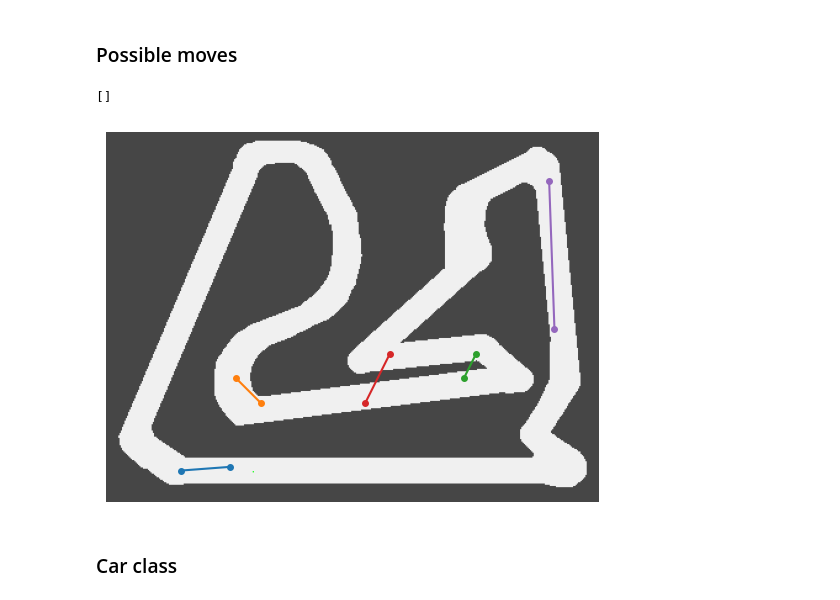
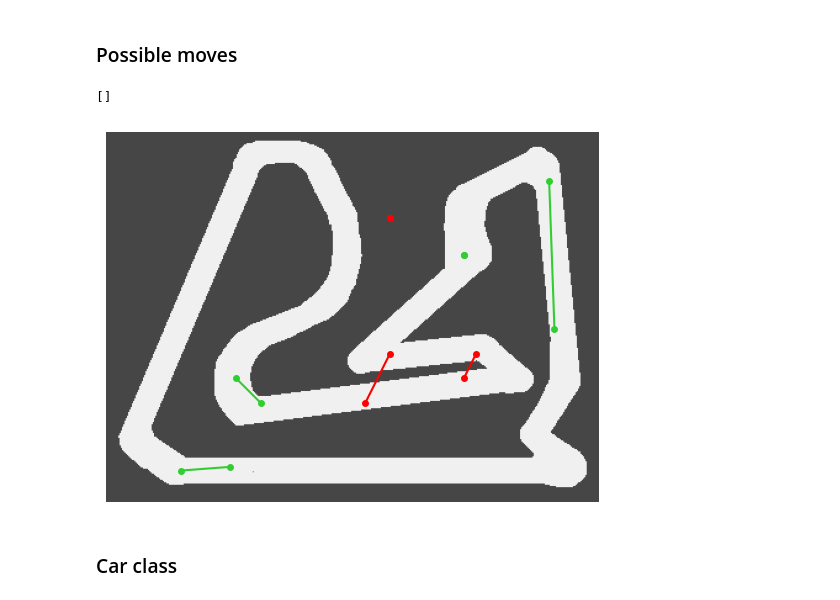
Before and after one commit to GeckSpy/EP-trajectory-optimisation, a Jupyter notebook: Environment/env_04.ipynb, the cells around one changed output. Saved outputs shown, nothing was run; the diff lists cells and outputs as text; code cells hidden in the pictures.

Commit message:
addind is_move_possible method to track class

```diff
--- a/Environment/env_04.ipynb
+++ b/Environment/env_04.ipynb
@@ -152,6 +152,21 @@ class Track():
             return False
         return not self.is_wall(coor)
 
+    def is_move_possible(self, a:Coor, b:Coor) -> bool:
+        """Return if the car can go from point a to b in straight line"""
+        diff_x = b.x-a.x
+        diff_y = b.y-a.y
+
+        d = a.dist(b)
+        if d<1:
+            d = 1
+
+        space = np.arange(0, 1, 1/d)
+        for t in space:
+            case = Coor((a.x+t*diff_x, a.y+t*diff_y))
+            if not self.is_case_ridable(case):
+                return False
+        return True
 
 
     def plot(self, hide=False):
@@ -196,18 +211,24 @@ start at coordinates: (119, 24)
 # %%
 moves = [[Coor((60, 25)), Coor((100,28))],
          [Coor((125, 80)), Coor((105, 100))],
          [Coor((300,120)), Coor((290, 100))],
          [Coor((230,120)), Coor((210, 80))],
-         [Coor((363.5,140)), Coor((359.2, 260))]]
+         [Coor((363.5,140)), Coor((359.2, 260))],
+         [Coor((230, 230)), Coor((230, 230))],
+         [Coor((290, 200)), Coor((290, 200))]]
 
 for coors in moves:
-    plt.plot([coors[0].x, coors[1].x], [coors[0].y, coors[1].y], "-o", markersize=4)
+    res = track_1.is_move_possible(coors[0], coors[1])
+    color = "limegreen"
+    if not res:
+        color = "red"
+    plt.plot([coors[0].x, coors[1].x], [coors[0].y, coors[1].y], "-o", markersize=4, color=color)
 
 track_1.plot(hide=True)
 plt.plot()
 # %% [output]
 []
-[figure, old version]
+[figure, new version]
 # %% [markdown]
 ### Car class
 # %% [markdown]
```
Also changed, not shown: parts of 1 cell of this notebook.
